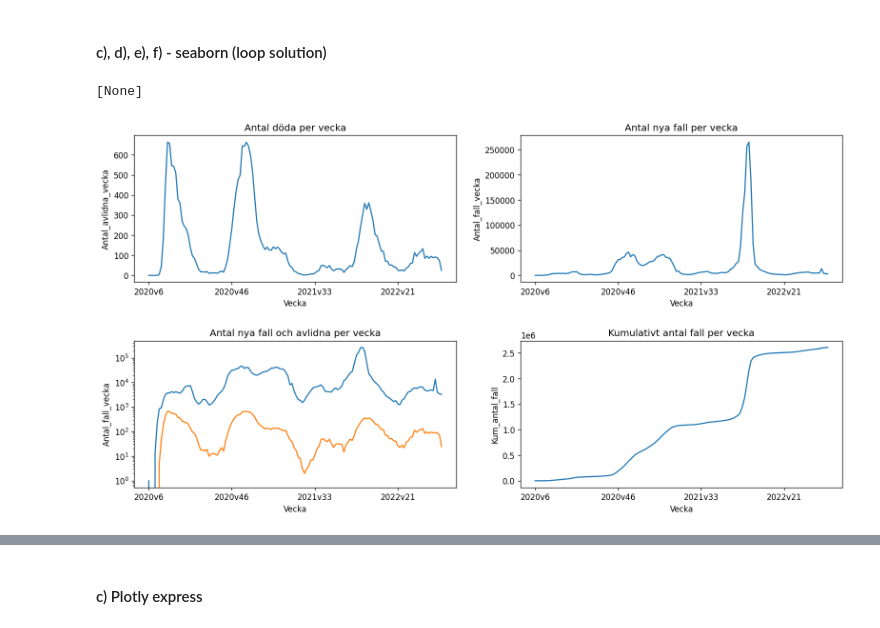
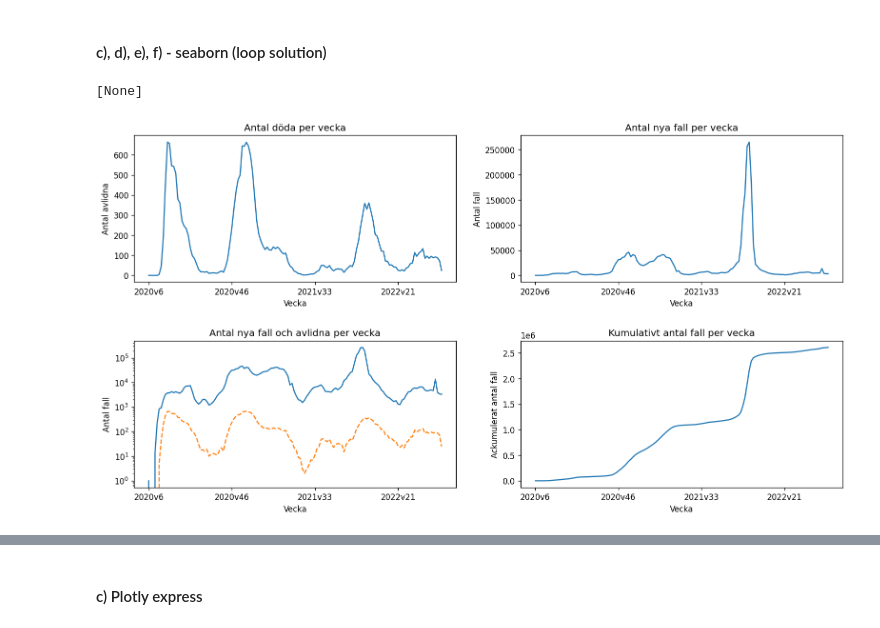
Before and after one commit to DorotaBjoorn/Databehandling-Dorota-Bjoorn, a Jupyter notebook: Lab/Lab_uppg01.ipynb, the cells around one changed output, grey strips where cells are left out. Drawn from its saved outputs; the diff is of its cells as text; code cells hidden in the pictures.

```diff
--- a/Lab/Lab_uppg01.ipynb
+++ b/Lab/Lab_uppg01.ipynb
@@ -105,24 +122,25 @@ axes[1][1].xaxis.set_major_locator(plt.MaxNLocator(5))
 # %%
 import seaborn as sns
 import matplotlib.pyplot as plt
 
 # defining layout of figure and subplots
 fig, axes = plt.subplots(2, 2, figsize=(16, 8), dpi=120)
 fig.subplots_adjust(hspace=0.4, wspace=0.2)
 
 y_cols = [["Antal_avlidna_vecka", "Antal_fall_vecka"],["Antal_fall_vecka", "Kum_antal_fall"]]
 titles = [["Antal döda per vecka", "Antal nya fall per vecka"], ["Antal nya fall och avlidna per vecka", "Kumulativt antal fall per vecka"]]
+y_labels = [["Antal avlidna", "Antal fall"], ["Antal fall", "Ackumulerat antal fall"]]
 
 # plot c, d, e, f
 for i in range(2):
     for j in range (2):
         sns.lineplot(data=df_veckodata_riket, x="Vecka", y= y_cols[i][j], ax = axes[i][j])
-        axes[i][j].set(title = titles[i][j])
+        axes[i][j].set(title = titles[i][j], ylabel = y_labels[i][j])
         axes[i][j].xaxis.set_major_locator(plt.MaxNLocator(5))
 
 # additional features for plot e)
-sns.lineplot(data=df_veckodata_riket, x="Vecka", y="Antal_avlidna_vecka", ax = axes[1][0])
+sns.lineplot(data=df_veckodata_riket, x="Vecka", y="Antal_avlidna_vecka", ax = axes[1][0], linestyle="dashed")
 axes[1][0].set(yscale = "log")
 # %% [output]
 [None]
-[figure, old version]
+[figure, new version]
```
Also changed, not shown: parts of 15 cells of this notebook.
